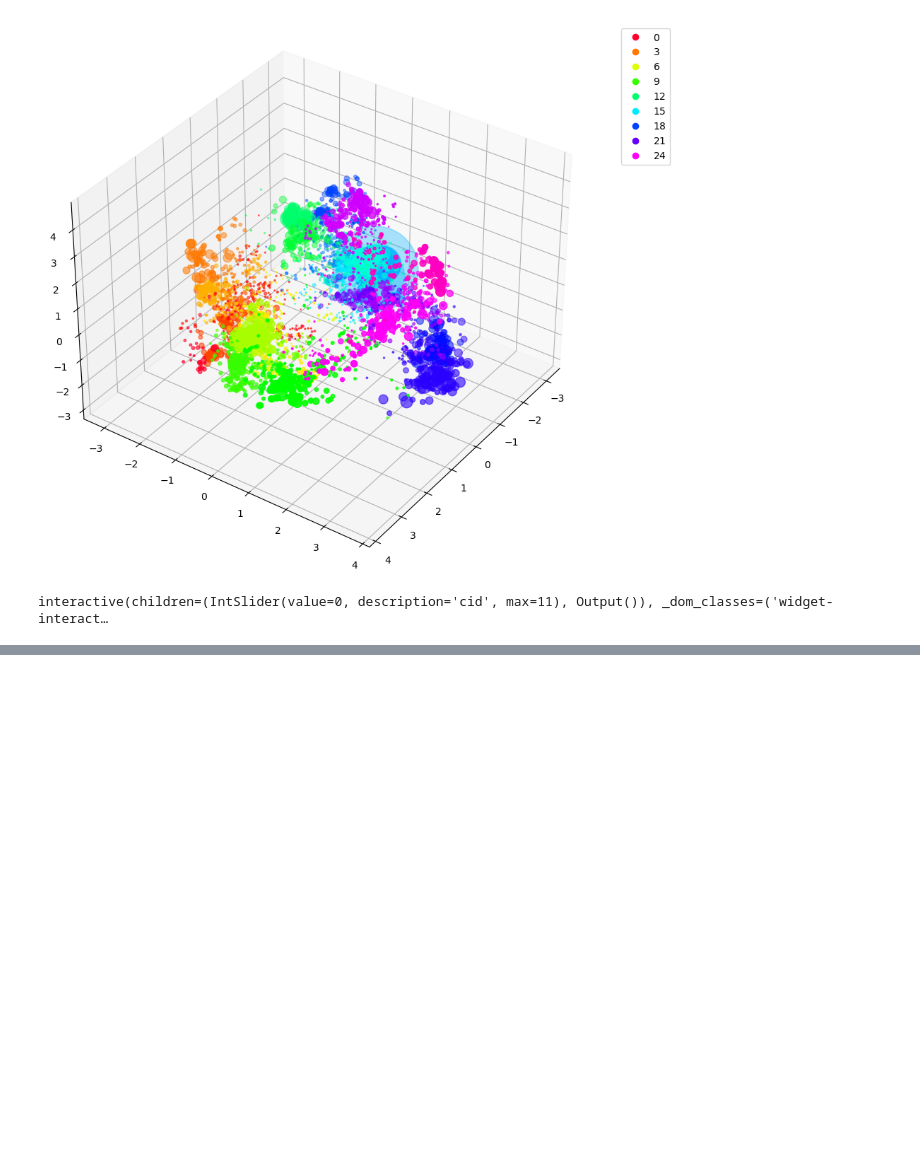
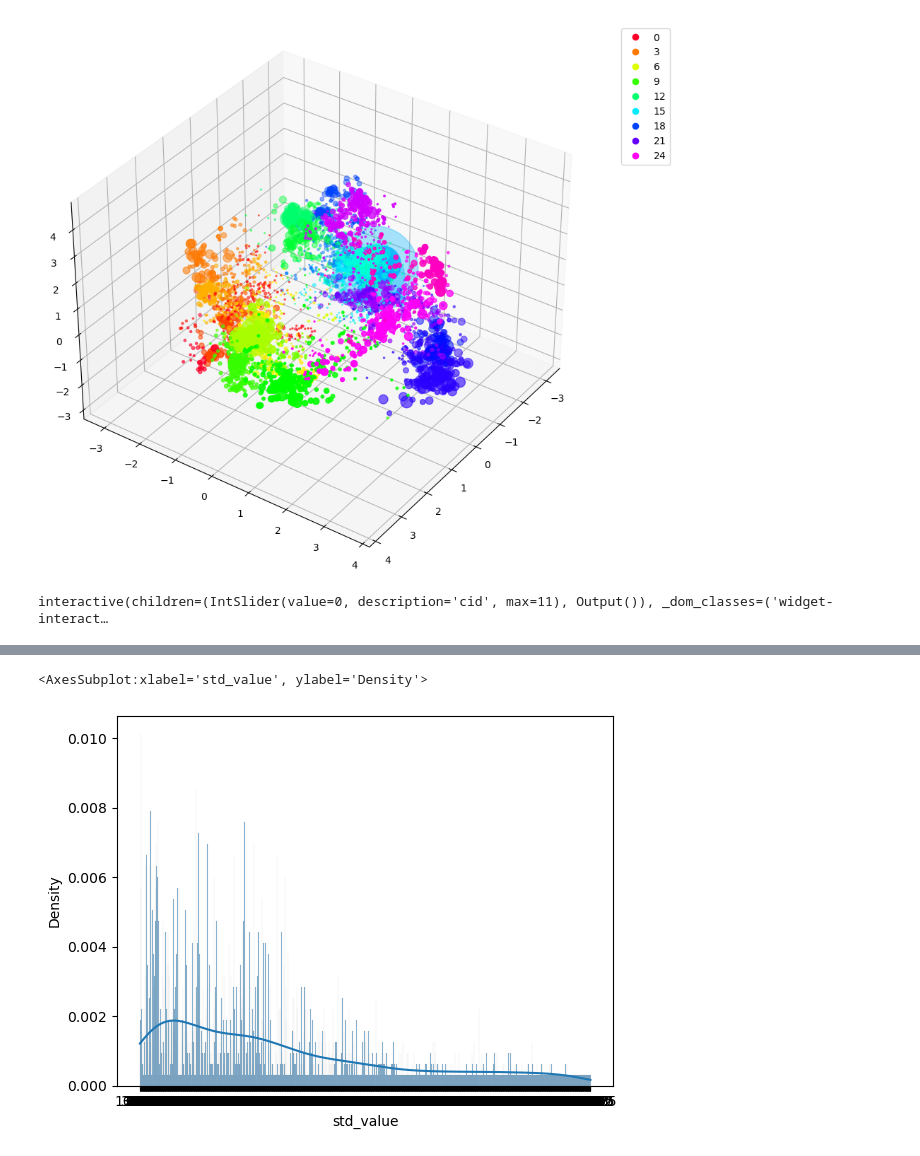
Before and after one commit to Limexcyan/Klastrowanie-publicznych-baz-zwi-zk-w, a Jupyter notebook: Clustering Project.ipynb, the cells around one changed output, grey strips where cells are left out. Saved outputs shown, nothing was run; the diff lists cells and outputs as text; code cells hidden in the pictures; blank space fills up the shorter version.

```diff
--- a/Clustering Project.ipynb
+++ b/Clustering Project.ipynb
@@ -320,0 +344,27 @@ interactive(children=(IntSlider(value=0, description='cid', max=11), Output()),
+# %%
+
+# drop unnecessary information
+print("2016:\n",chembl2016.nunique())
+
+print("244:\n",chembl244.nunique())
+
+print("204:\n",chembl204.nunique())
+# std_type jest jedyny, nie musimy go uwzględniać
+# podobnie target_id target_name target_type organism i ID
+# std_unit jest jedyny, nie należy go uwzględniać ani konwertować std_val
+dropcols = ['CdId','Mol Weight','Formula','target_id','target_name','organism','target_type','ID','std_unit','std_type']
+chembl2016 = chembl2016.drop(dropcols,axis=1)
+chembl244 = chembl244.drop(dropcols,axis=1)
+chembl204 = chembl204.drop(dropcols,axis=1)
+data11 = chembl2016
+data12 = chembl244
+data13 = chembl204
+
+data21 = pd.concat([chembl2016,chembl244]).reset_index(drop=True)
+data22 = pd.concat([chembl204,chembl2016]).reset_index(drop=True)
+data23 = pd.concat([chembl244,chembl204]).reset_index(drop=True)
+
+data31 = pd.concat([chembl244,chembl204,chembl2016]).reset_index(drop=True)
+
+#original_data = original_data.drop(,axis=1)
+#original_data.tail() # sprawdzić czy dane wyglądają OK
@@ -320,0 +488,11 @@ interactive(children=(IntSlider(value=0, description='cid', max=11), Output()),
+# %%
+# sprawdzam dystrybucję danych do skalowania
+# w tym wypadku jest to std_value albo aktywność związku
+sns.histplot(data13['std_value'],kde=True,stat='density')
+# data11 centyle
+# data12 centyle
+# data13 centyle
+# => wszystkie dane centylowac
+# %% [output]
+<AxesSubplot:xlabel='std_value', ylabel='Density'>
+[figure, added]
```
Also changed, not shown: parts of 43 cells of this notebook, 4 other files.
